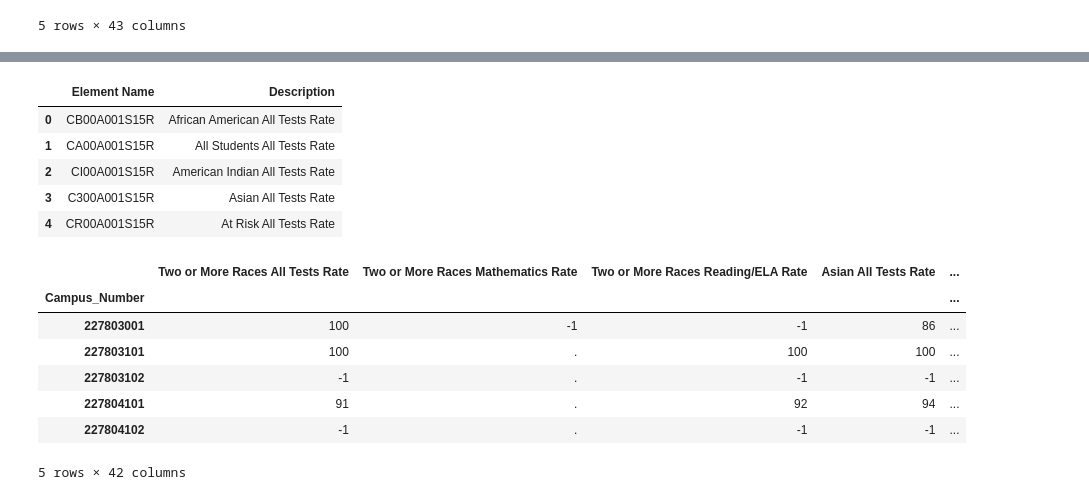
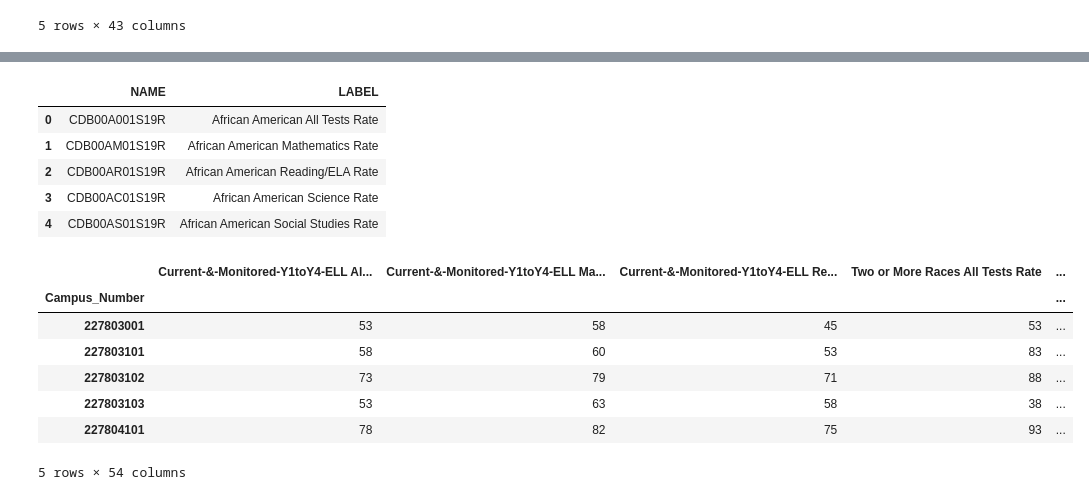
Before and after one commit to tpohl535/project_one_yellow_ninjas, a Jupyter notebook: Schools/ethnicity-acad-performance/schools-staar-perf.ipynb, the cells around one changed output, grey strips where cells are left out. Drawn from its saved outputs; the diff is of its cells as text; code cells hidden in the pictures.

Commit message:
STAAR data cleaned and formatted

```diff
--- a/Schools/ethnicity-acad-performance/schools-staar-perf.ipynb
+++ b/Schools/ethnicity-acad-performance/schools-staar-perf.ipynb
@@ -83,3 +126,8 @@ df_staar15.head()
 # %%
-#  Set "Campus_Number" as index column.
+# Set "Campus_Number" as index column for all 5 years.
+
 df_staar15 = df_staar15.set_index("Campus_Number")
+df_staar16 = df_staar16.set_index("Campus_Number")
+df_staar17 = df_staar17.set_index("Campus_Number")
+df_staar18 = df_staar18.set_index("Campus_Number")
+df_staar19 = df_staar19.set_index("Campus_Number")
@@ -95,0 +134,11 @@ df_def15.head()
+# %%
+# Display STAAR data definitions for all 5 years, and drop extra columns where needed for consistency.
+
+df_def15.head()
+
+df_def16 = df_def16.drop(df_def16.columns[[1, 2]], axis=1)
+df_def17 = df_def17.drop(df_def17.columns[[1, 2]], axis=1)
+df_def18 = df_def18.drop(df_def18.columns[[1, 2]], axis=1)
+df_def19 = df_def19.drop(df_def19.columns[[1, 2]], axis=1)
+
+df_def19.head()
@@ -96,26 +152,37 @@ df_def15.head()
 # %%
-# Edit definition string to keep only relevant information.
+# Edit definition string to keep only relevant information for all 5 years.
 
 df_def15["Description"] = df_def15["Description"].str.split(',').str[-1]
-df_def15.head()
+df_def16["LABEL"] = df_def16["LABEL"].str.split(',').str[-1]
+df_def17["LABEL"] = df_def17["LABEL"].str.split(',').str[-1]
+df_def18["LABEL"] = df_def18["LABEL"].str.split(',').str[-1]
+df_def19["LABEL"] = df_def19["LABEL"].str.split(',').str[-1]
+
+df_def19.head()
 # %% [output]
-|  | Element Name | Description |
-| 0 | CB00A001S15R | African American All Tests Rate |
-| 1 | CA00A001S15R | All Students All Tests Rate |
-| 2 | CI00A001S15R | American Indian All Tests Rate |
-| 3 | C300A001S15R | Asian All Tests Rate |
-| 4 | CR00A001S15R | At Risk All Tests Rate |
+|  | NAME | LABEL |
+| 0 | CDB00A001S19R | African American All Tests Rate |
+| 1 | CDB00AM01S19R | African American Mathematics Rate |
+| 2 | CDB00AR01S19R | African American Reading/ELA Rate |
+| 3 | CDB00AC01S19R | African American Science Rate |
+| 4 | CDB00AS01S19R | African American Social Studies Rate |
 # %%
-# Edit column names in STAAR dataframe based on element definitions provided in other dataframe.
+# Edit column names in STAAR dataframe based on element definitions provided in other dataframe for all 5 years.
+
 df_staar15 = df_staar15.rename(columns=dict(df_def15.values))
-df_staar15.head()
+df_staar16 = df_staar16.rename(columns=dict(df_def16.values))
+df_staar17 = df_staar17.rename(columns=dict(df_def17.values))
+df_staar18 = df_staar18.rename(columns=dict(df_def18.values))
+df_staar19 = df_staar19.rename(columns=dict(df_def19.values))
+
+df_staar19.head()
 # %% [output]
-|  | Two or More Races All Tests Rate | Two or More Races Mathematics Rate | Two or More Races Reading/ELA Rate | Asian All Tests Rate | ... |
+|  | Current-&-Monitored-Y1toY4-ELL Al... | Current-&-Monitored-Y1toY4-ELL Ma... | Current-&-Monitored-Y1toY4-ELL Re... | Two or More Races All Tests Rate | ... |
 | Campus_Number |  |  |  |  | ... |
-| 227803001 | 100 | -1 | -1 | 86 | ... |
-| 227803101 | 100 | . | 100 | 100 | ... |
-| 227803102 | -1 | . | -1 | -1 | ... |
-| 227804101 | 91 | . | 92 | 94 | ... |
-| 227804102 | -1 | . | -1 | -1 | ... |
+| 227803001 | 53 | 58 | 45 | 53 | ... |
+| 227803101 | 58 | 60 | 53 | 83 | ... |
+| 227803102 | 73 | 79 | 71 | 88 | ... |
+| 227803103 | 53 | 63 | 58 | 38 | ... |
+| 227804101 | 78 | 82 | 75 | 93 | ... |
-5 rows × 42 columns
+5 rows × 54 columns
 # %%
```
Also changed, not shown: parts of 22 cells of this notebook, 1 other file.
